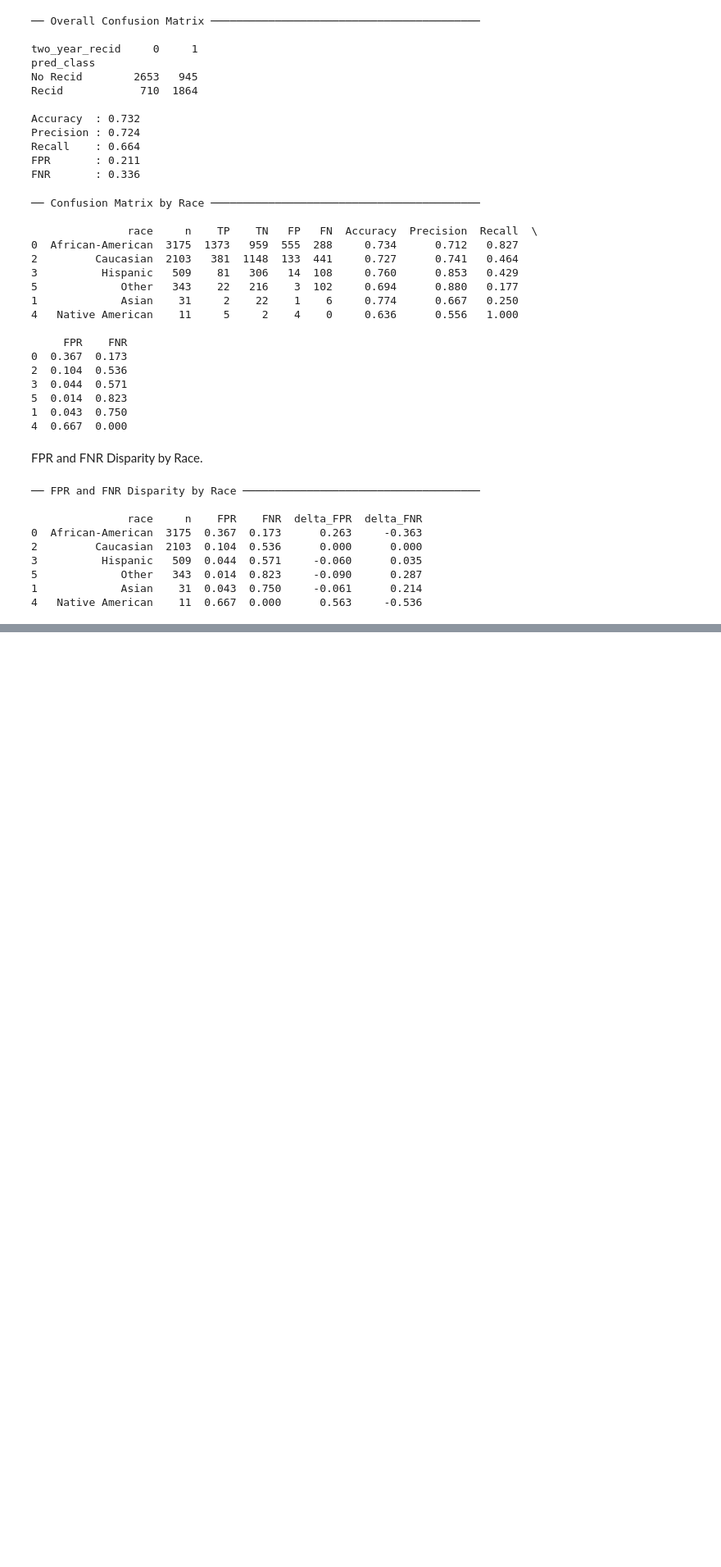
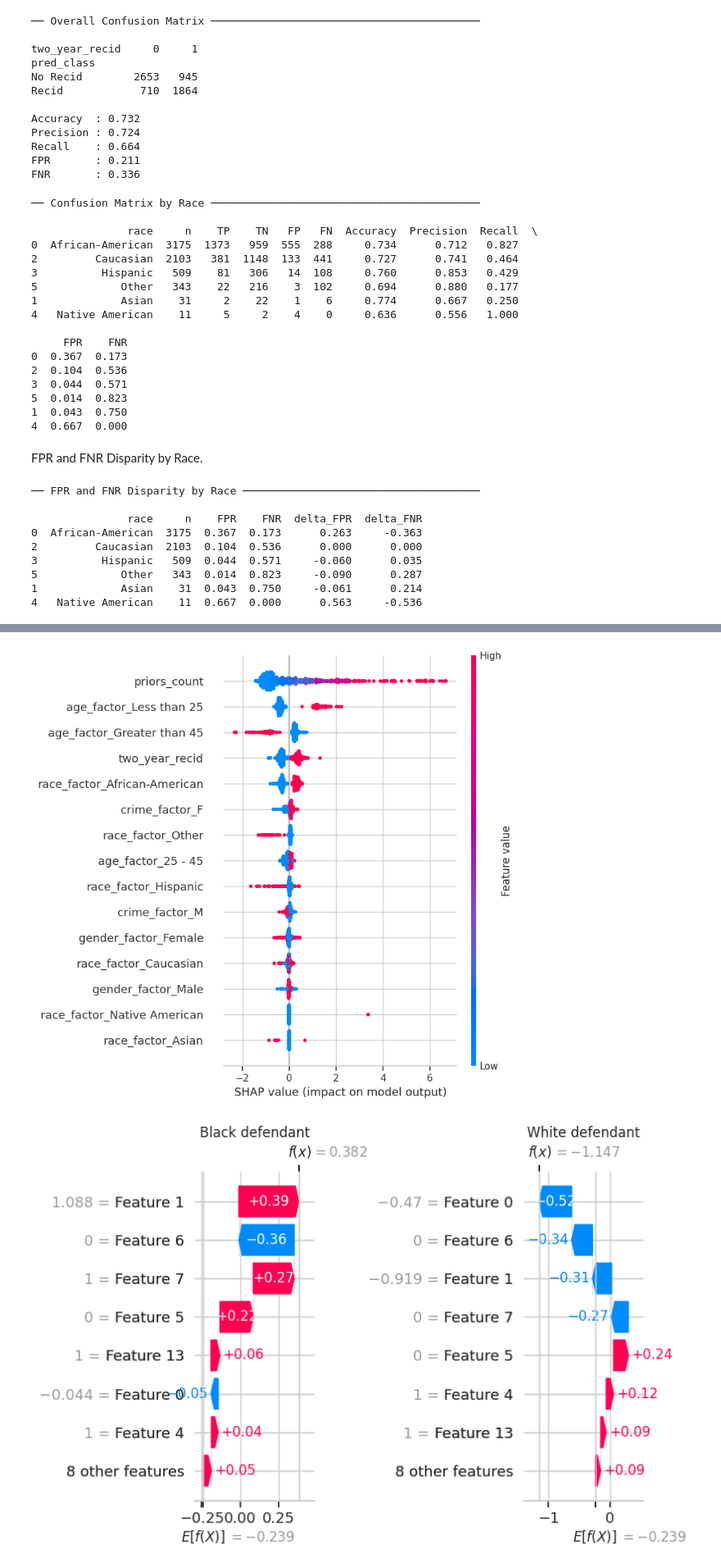
Before and after one commit to isambilo/rML, a Jupyter notebook: ASSN02_COMPAS.ipynb, the cells around one changed output, grey strips where cells are left out. Shown at 82% size. Cells and saved outputs as stored; diff of their text form; code cells hidden in the pictures; blank space fills up the shorter version.

Commit message:
Inserted all codes from Lecture 2.

```diff
--- a/ASSN02_COMPAS.ipynb
+++ b/ASSN02_COMPAS.ipynb
@@ -443,0 +482,8 @@ print(disparity)
+# %%
+# X and y from the cleaned COMPAS cohort (Lecture 01)
+X = df[["gender_factor", "age_factor", "race_factor", "priors_count", "crime_factor", "two_year_recid"]]
+y = df["score_factor"].astype(int)
+X_train, X_test, y_train, y_test = train_test_split(
+X, y, test_size=0.2, random_state=42, stratify=y
+)
+print(f"Train: {X_train.shape}, Test: {X_test.shape}")
@@ -443,0 +637,34 @@ print(disparity)
+# %%
+#!pip install shap
+import shap
+
+X_test_enc = preprocessor.transform(X_test)
+feat_names = (["priors_count", "two_year_recid"] +
+list(preprocessor.named_transformers_["cat"].get_feature_names_out(
+    ["gender_factor", "age_factor", "race_factor", "crime_factor"])))
+explainer_shap = shap.Explainer(
+    gbt_pipeline["classifier"]
+    )
+shap_values = explainer_shap(X_test_enc)
+
+# Global beeswarm
+shap.summary_plot(shap_values, X_test_enc,
+feature_names=feat_names)
+
+# Waterfall: Black defendant
+black_loc = X_test.index.get_loc(black_idx)
+white_loc = X_test.index.get_loc(white_idx)
+fig, axes = plt.subplots(1, 2, figsize=(14, 5))
+for ax, loc, label in [
+    (axes[0], black_loc, "Black defendant"),
+     (axes[1], white_loc, "White defendant")]:
+     plt.sca(ax)
+     shap.waterfall_plot(shap_values[loc],
+max_display=8,show=False)
+     ax.set_title(label)
+
+plt.tight_layout()
+plt.show()
+# %% [output]
+[figure, added]
+[figure, added]
```
Also changed, not shown: parts of 19 cells of this notebook.
